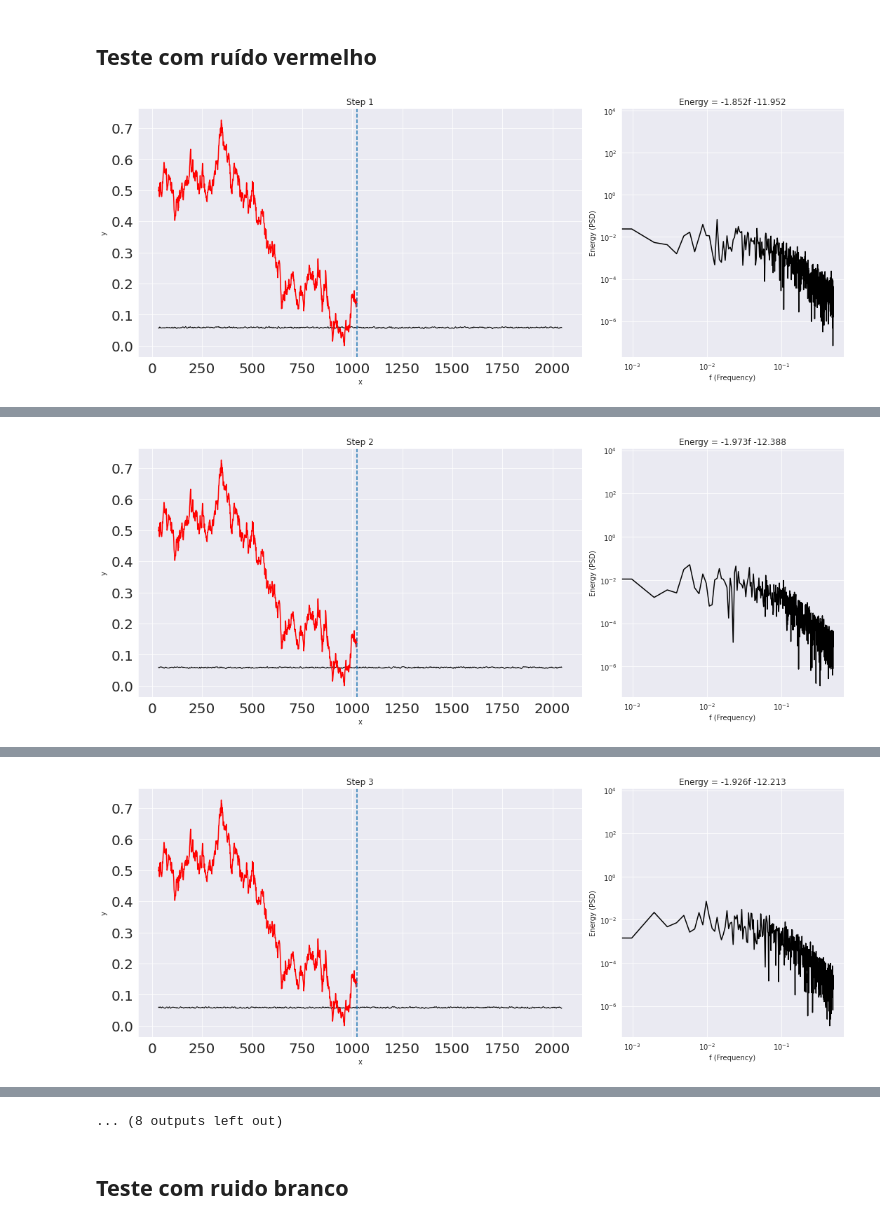
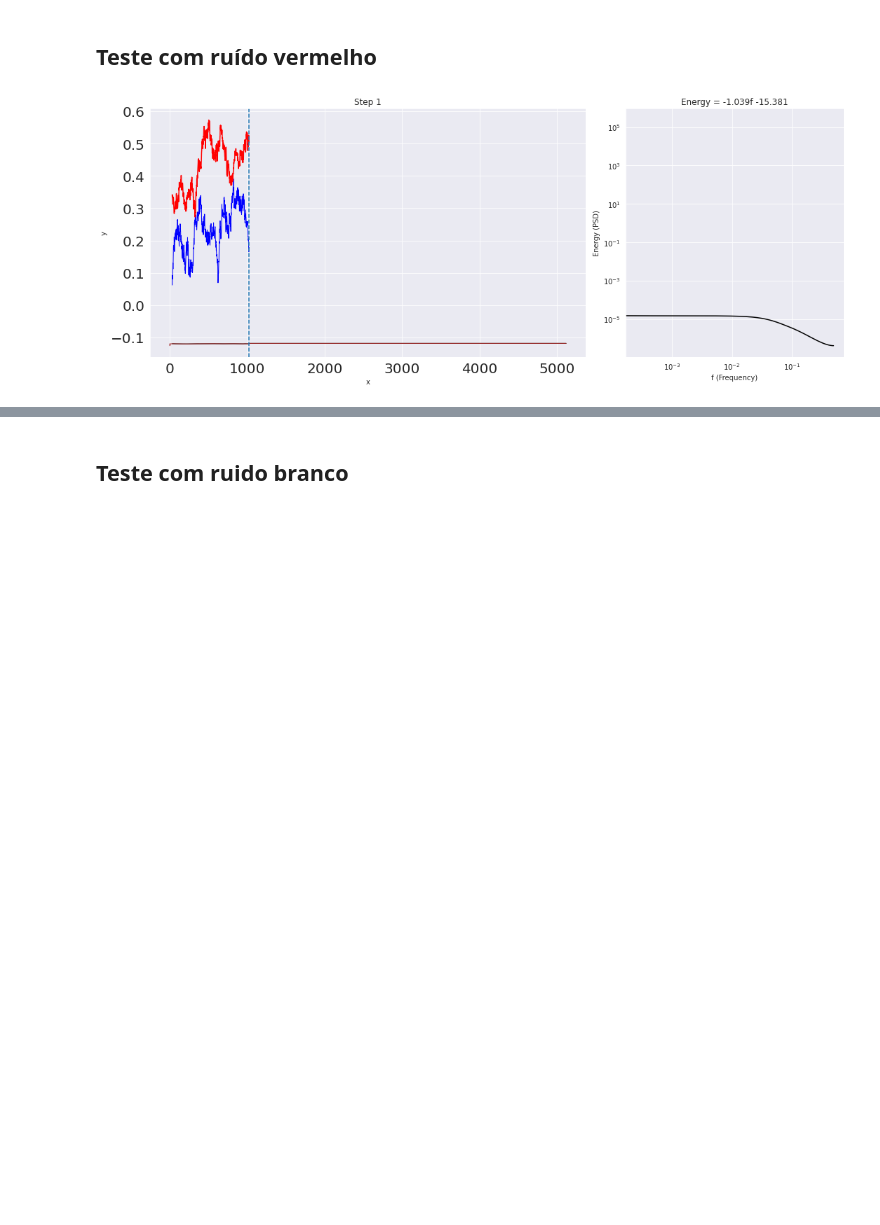
Before and after one commit to barauna-lo/Colored_Noise, a Jupyter notebook: CervejaGratis.ipynb, the cells around one changed output, grey strips where cells are left out. Cells and saved outputs as stored; diff of their text form; code cells hidden in the pictures; blank space fills up the shorter version.

```diff
--- a/CervejaGratis.ipynb
+++ b/CervejaGratis.ipynb
@@ -412,9 +412,9 @@ plt.show()
 # %% [markdown]
 ## Creating `trainX` and `trainY`
 # %%
-win_in = 1024
-win_ou = 2*1024
-jump = 16*1024
+win_in = 2*1024
+win_ou = 4*1024
+jump = 64*1024*2
 
 dataset = rn
 trainX, trainY, trainX_test,trainY_test = create_dataset2(dataset,win_in,win_ou,jump,isTensor=True)
@@ -470,7 +478,7 @@ Fonte:
 https://towardsdatascience.com/pytorch-lstms-for-time-series-data-cd16190929d7
 # %%
 class LSTM(nn.Module):
-    def __init__(self, hidden_layers=32):
+    def __init__(self, hidden_layers=16):
         super(LSTM, self).__init__()
         self.hidden_layers = hidden_layers
         # lstm1, lstm2, linear are all layers in the network
@@ -525 +530,4 @@ array([10, 11, 12, 13, 14, 15, 16, 17, 18, 19, 20, 21, 22, 23, 24, 25, 26,
+# %%
+xi = trainX[0]
+yi = trainY[0]
 # %%
@@ -675,6 +711,7 @@ def training_loop(n_epochs, model, optimiser, loss_fn,  train_input, train_targe
             plt.plot(np.arange(32,n), yi[32:n], colour, linewidth=1.0)
             plt.plot(np.arange(32,n), y_true[32:n],color='r')
             plt.plot(np.arange(n, n+future), yi[n:], colour, linewidth=1.0)
+            plt.plot(yi[:], color='brown', linewidth=1.0)
             plt.axvline(n,ls='--')
         draw(train_input_clone[0],y[0],test_target[0], 'k')
 
@@ -806,9 +826,9 @@ dataset = rn
 trainX, trainY, trainX_test,trainY_test = create_dataset2(dataset,win_in,win_ou,jump,isTensor=True)
 #trainX, trainY, trainX_test, trainY_test = torch.tensor(trainX), torch.tensor(trainY), torch.tensor(trainX_test), torch.tensor(trainY_test)
 # %%
-model = LSTM_ARMA()
+model = LSTM()
 optimiser = torch.optim.LBFGS(model.parameters(), lr=0.1)
 l = DBeta()
 training_loop(10, model, optimiser, l, trainX.float(), trainY.float(), trainX_test.float(), trainY_test.float(),future=len(trainY[0]))
 # %% [output]
-[figure, old version]
+[figure, new version]
@@ -816 +835,0 @@ Step: 0, Loss: 0.012897270731627941
-[figure, removed]
@@ -818 +836,0 @@ Step: 1, Loss: 0.013931646011769772
-[figure, removed]
@@ -826,4 +837,3 @@ Step: 5, Loss: 0.011378594674170017
-... (8 outputs left out)
 # %% [markdown]
 ## Teste com ruido branco
 # %%
```
Also changed, not shown: parts of 13 cells of this notebook.
